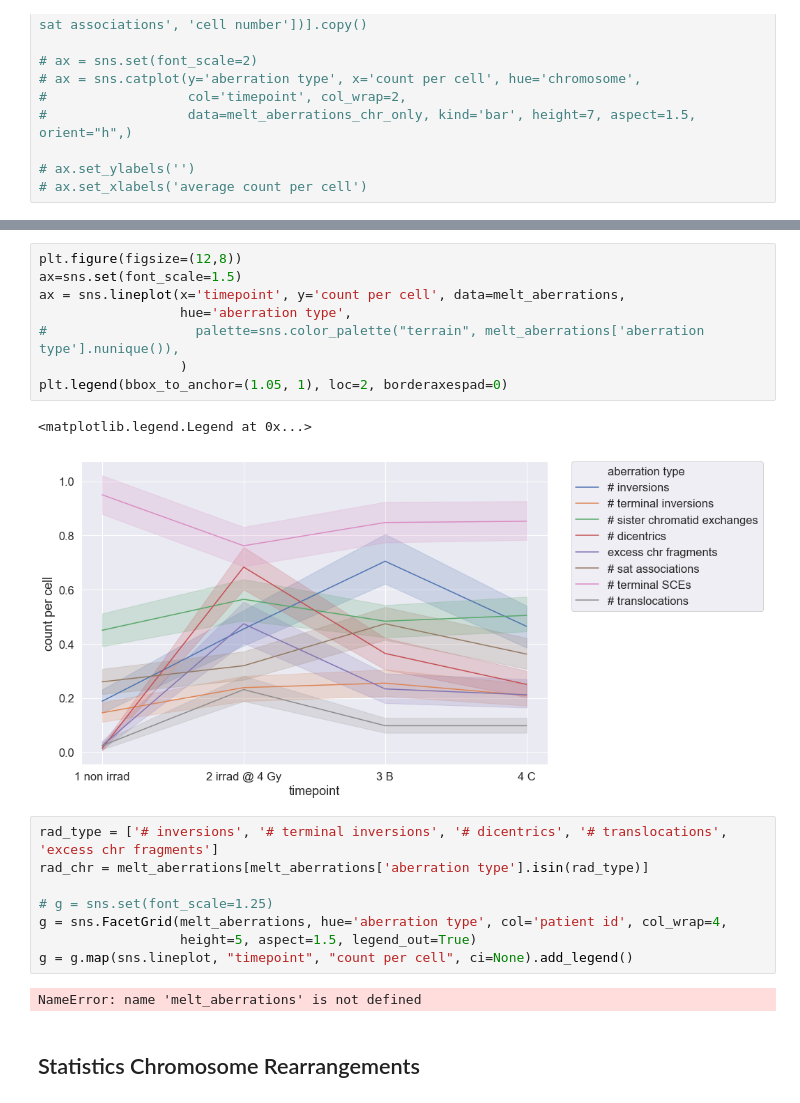
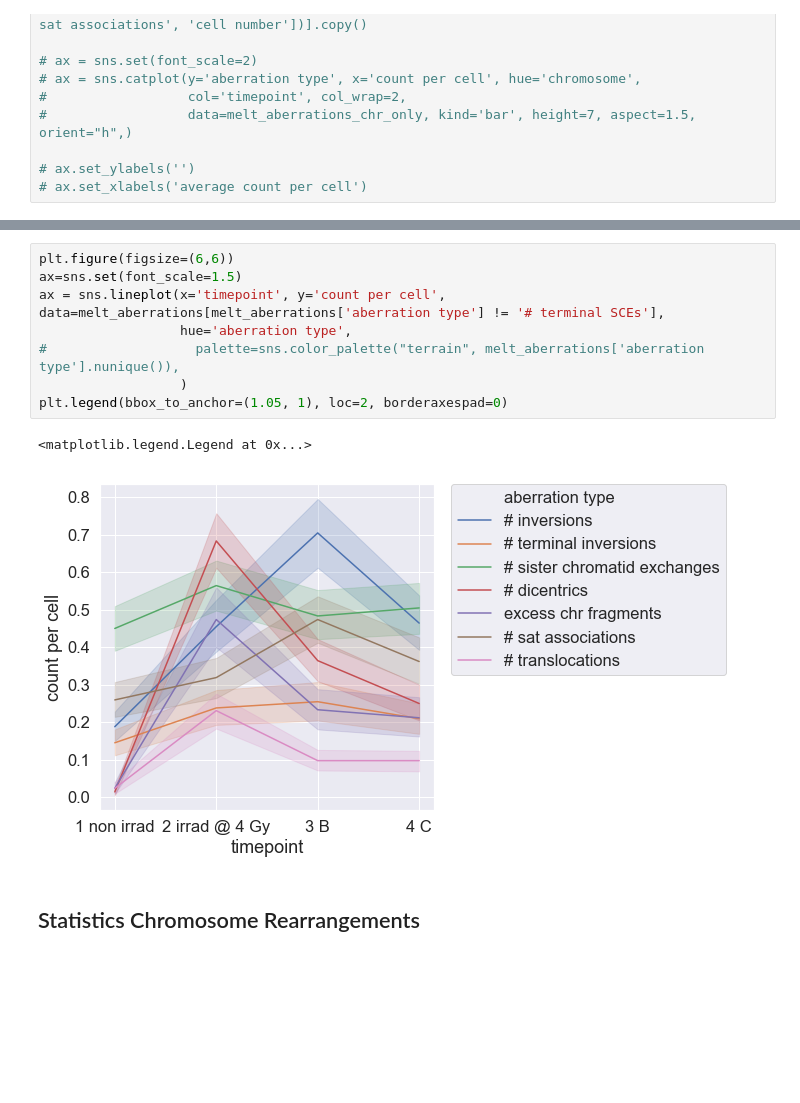
Before and after one commit to Jared-Luxton/radiation-therapy-machine-learning, a Jupyter notebook: workflow & notebooks/02a Radiation Sensitivity of Patients Data Visualization and Statistics.ipynb, the cells around one changed output, grey strips where cells are left out. Saved outputs shown, nothing was run; the diff lists cells and outputs as text; blank space fills up the shorter version.

```diff
--- a/workflow & notebooks/02a Radiation Sensitivity of Patients Data Visualization and Statistics.ipynb
+++ b/workflow & notebooks/02a Radiation Sensitivity of Patients Data Visualization and Statistics.ipynb
@@ -541,23 +351,13 @@ ax.set_xlabels('average count per patient')
 # %%
-plt.figure(figsize=(12,8))
+plt.figure(figsize=(6,6))
 ax=sns.set(font_scale=1.5)
-ax = sns.lineplot(x='timepoint', y='count per cell', data=melt_aberrations,
+ax = sns.lineplot(x='timepoint', y='count per cell', data=melt_aberrations[melt_aberrations['aberration type'] != '# terminal SCEs'],
                   hue='aberration type',
 #                   palette=sns.color_palette("terrain", melt_aberrations['aberration type'].nunique()),
                   )
 plt.legend(bbox_to_anchor=(1.05, 1), loc=2, borderaxespad=0)
 # %% [output]
 <matplotlib.legend.Legend at 0x...>
-[figure, old version]
+[figure, new version]
-# %%
-rad_type = ['# inversions', '# terminal inversions', '# dicentrics', '# translocations', 'excess chr fragments']
-rad_chr = melt_aberrations[melt_aberrations['aberration type'].isin(rad_type)]
-
-# g = sns.set(font_scale=1.25)
-g = sns.FacetGrid(melt_aberrations, hue='aberration type', col='patient id', col_wrap=4,
-                  height=5, aspect=1.5, legend_out=True)
-g = g.map(sns.lineplot, "timepoint", "count per cell", ci=None).add_legend()
-# %% [output]
-NameError: name 'melt_aberrations' is not defined
 # %% [markdown]
 ## Statistics Chromosome Rearrangements
```
Also changed, not shown: parts of 46 cells of this notebook, 2 other files.
